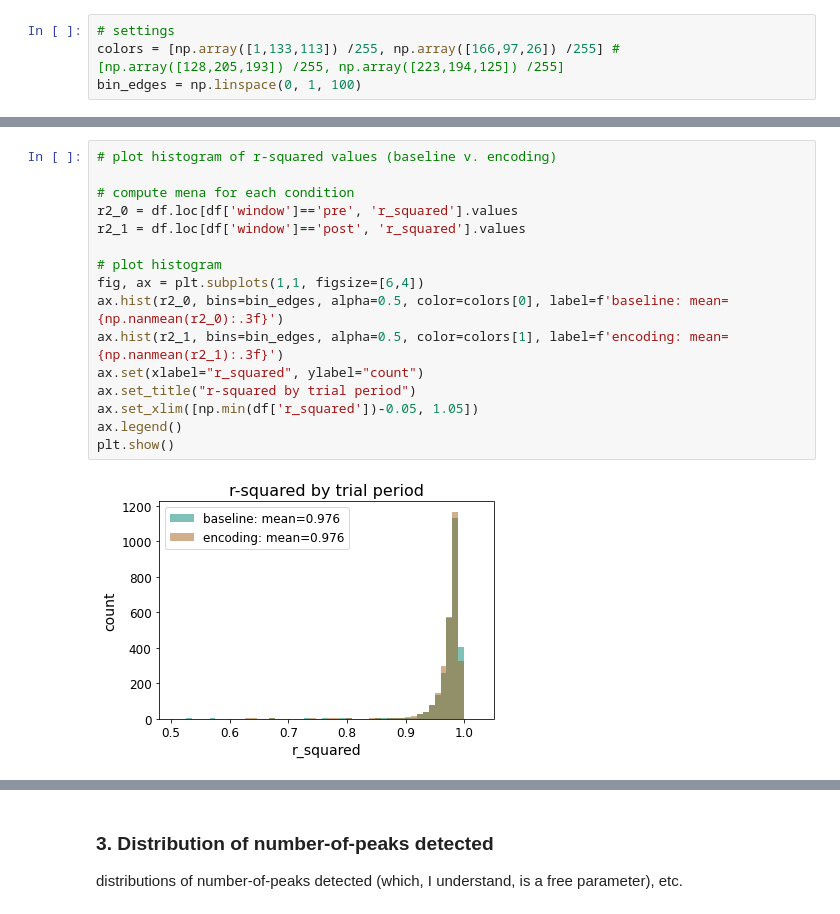
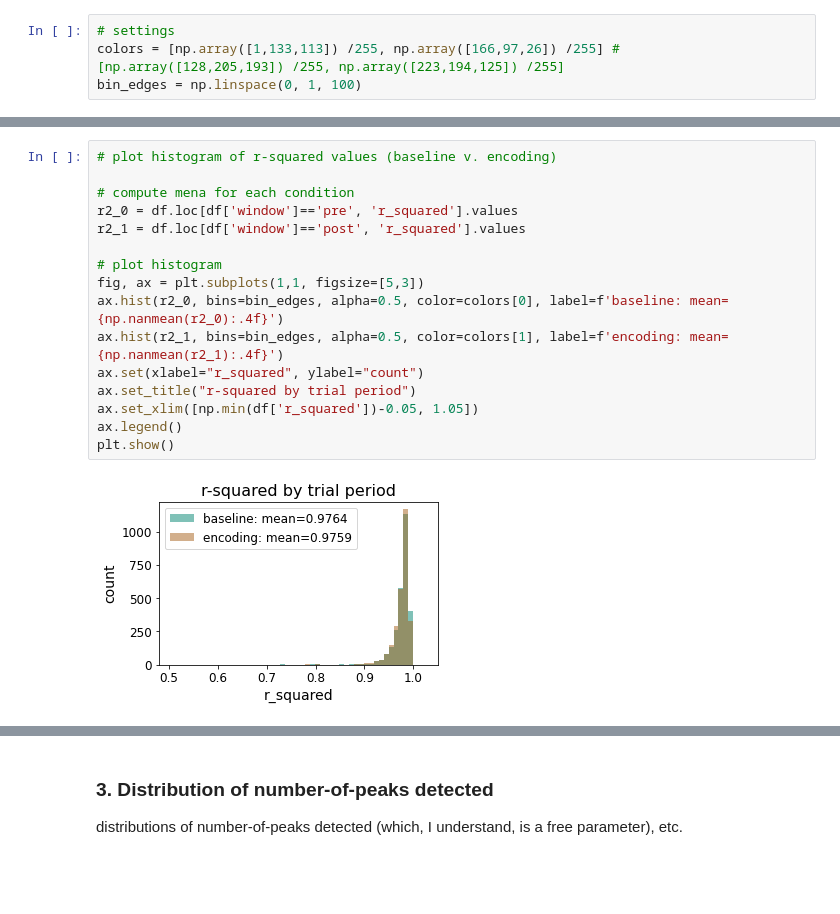
Before and after one commit to voytekresearch/oscillation_vs_exponent, a Jupyter notebook: notebooks/assess_model_fits.ipynb, the cells around one changed output, grey strips where cells are left out. Saved outputs shown, nothing was run; the diff lists cells and outputs as text; blank space fills up the shorter version.

```diff
--- a/notebooks/assess_model_fits.ipynb
+++ b/notebooks/assess_model_fits.ipynb
@@ -144,21 +146,21 @@ Mean r-squared:         0.9761473675734591
 # %%
 # plot histogram of r-squared values (baseline v. encoding)
 
 # compute mena for each condition
 r2_0 = df.loc[df['window']=='pre', 'r_squared'].values
 r2_1 = df.loc[df['window']=='post', 'r_squared'].values
 
 # plot histogram
-fig, ax = plt.subplots(1,1, figsize=[6,4])
-ax.hist(r2_0, bins=bin_edges, alpha=0.5, color=colors[0], label=f'baseline: mean={np.nanmean(r2_0):.3f}')
-ax.hist(r2_1, bins=bin_edges, alpha=0.5, color=colors[1], label=f'encoding: mean={np.nanmean(r2_1):.3f}')
+fig, ax = plt.subplots(1,1, figsize=[5,3])
+ax.hist(r2_0, bins=bin_edges, alpha=0.5, color=colors[0], label=f'baseline: mean={np.nanmean(r2_0):.4f}')
+ax.hist(r2_1, bins=bin_edges, alpha=0.5, color=colors[1], label=f'encoding: mean={np.nanmean(r2_1):.4f}')
 ax.set(xlabel="r_squared", ylabel="count")
 ax.set_title("r-squared by trial period")
 ax.set_xlim([np.min(df['r_squared'])-0.05, 1.05])
 ax.legend()
 plt.show()
 # %% [output]
-[figure, old version]
+[figure, new version]
 # %%
 # plot histogram of r-squared values (word v. face)
 
```
Also changed, not shown: parts of 7 cells of this notebook.
